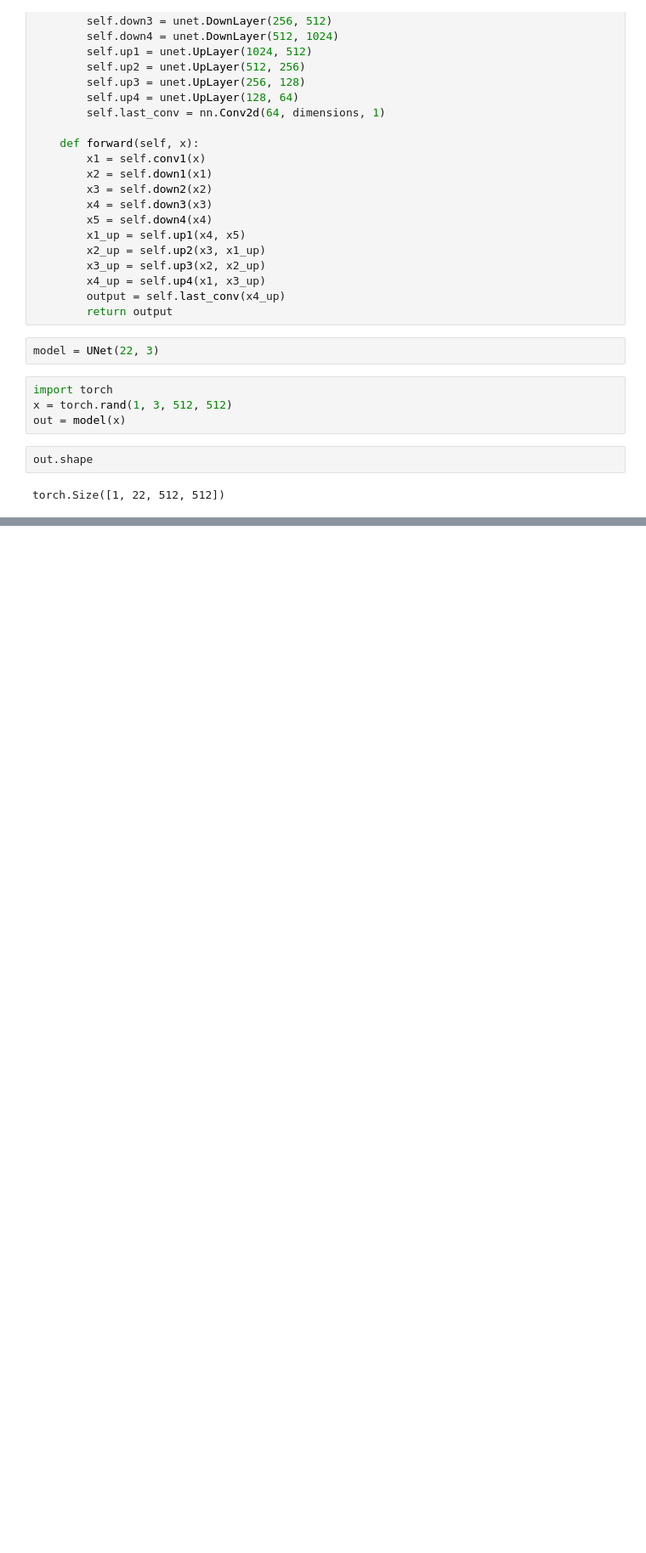
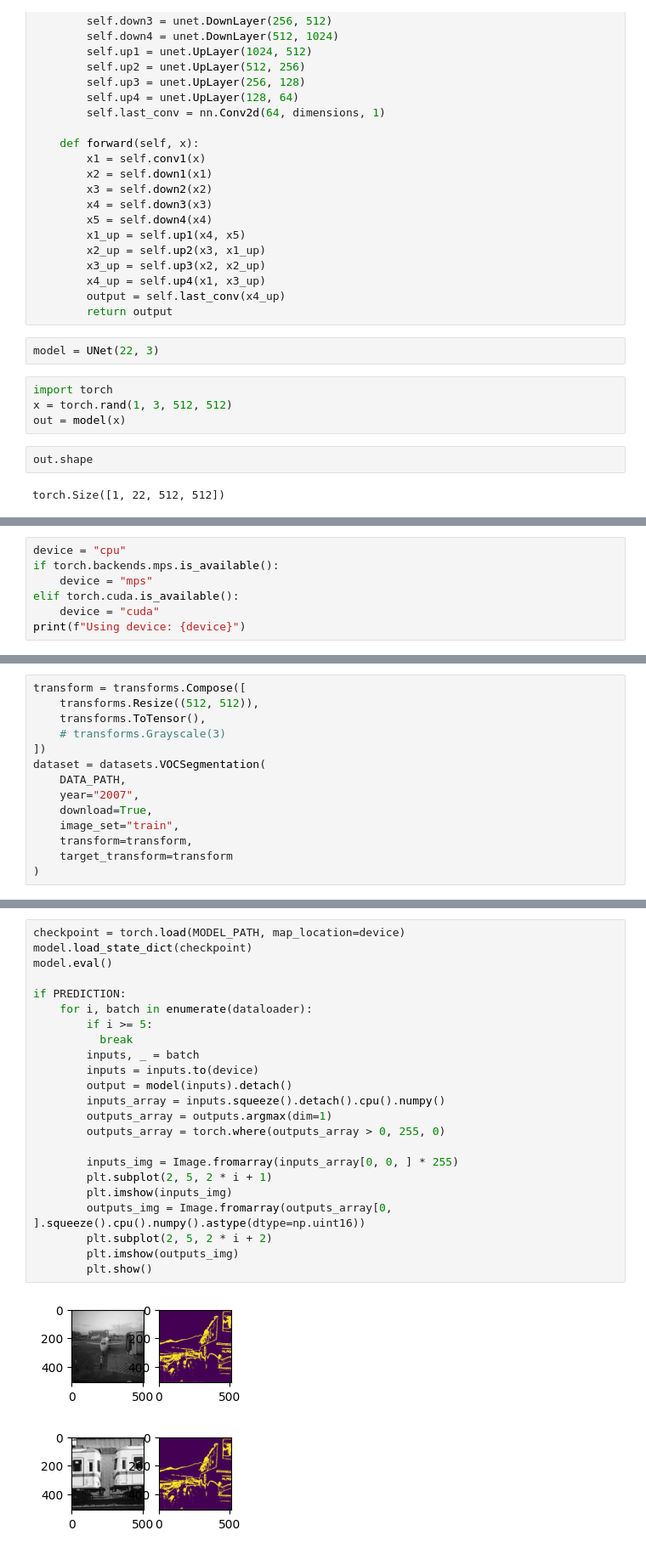
Before and after one commit to ShapeLayer/computer-engineering-undergraduate-program, a Jupyter notebook: 4.1-machine-learning/lectures/2025-05-26/unet.ipynb, the cells around one changed output, grey strips where cells are left out. Shown: that part at 85% size. Drawn from its saved outputs; the diff is of its cells as text; blank space fills up the shorter version.

```diff
--- a/4.1-machine-learning/lectures/2025-05-26/unet.ipynb
+++ b/4.1-machine-learning/lectures/2025-05-26/unet.ipynb
@@ -50,0 +93,7 @@ torch.Size([1, 22, 512, 512])
+# %%
+device = "cpu"
+if torch.backends.mps.is_available():
+    device = "mps"
+elif torch.cuda.is_available():
+    device = "cuda"
+print(f"Using device: {device}")
@@ -50,0 +102,14 @@ torch.Size([1, 22, 512, 512])
+# %%
+transform = transforms.Compose([
+    transforms.Resize((512, 512)),
+    transforms.ToTensor(),
+    # transforms.Grayscale(3)
+])
+dataset = datasets.VOCSegmentation(
+    DATA_PATH,
+    year="2007",
+    download=True,
+    image_set="train",
+    transform=transform,
+    target_transform=transform
+)
@@ -50,0 +179,26 @@ torch.Size([1, 22, 512, 512])
+# %%
+checkpoint = torch.load(MODEL_PATH, map_location=device)
+model.load_state_dict(checkpoint)
+model.eval()
+
+if PREDICTION:
+    for i, batch in enumerate(dataloader):
+        if i >= 5:
+          break
+        inputs, _ = batch
+        inputs = inputs.to(device)
+        output = model(inputs).detach()
+        inputs_array = inputs.squeeze().detach().cpu().numpy()
+        outputs_array = outputs.argmax(dim=1)
+        outputs_array = torch.where(outputs_array > 0, 255, 0)
+
+        inputs_img = Image.fromarray(inputs_array[0, 0, ] * 255)
+        plt.subplot(2, 5, 2 * i + 1)
+        plt.imshow(inputs_img)
+        outputs_img = Image.fromarray(outputs_array[0, ].squeeze().cpu().numpy().astype(dtype=np.uint16))
+        plt.subplot(2, 5, 2 * i + 2)
+        plt.imshow(outputs_img)
+        plt.show()
+# %% [output]
+[figure, added]
+[figure, added]
```
Also changed, not shown: parts of 12 cells of this notebook, 5 other files.
